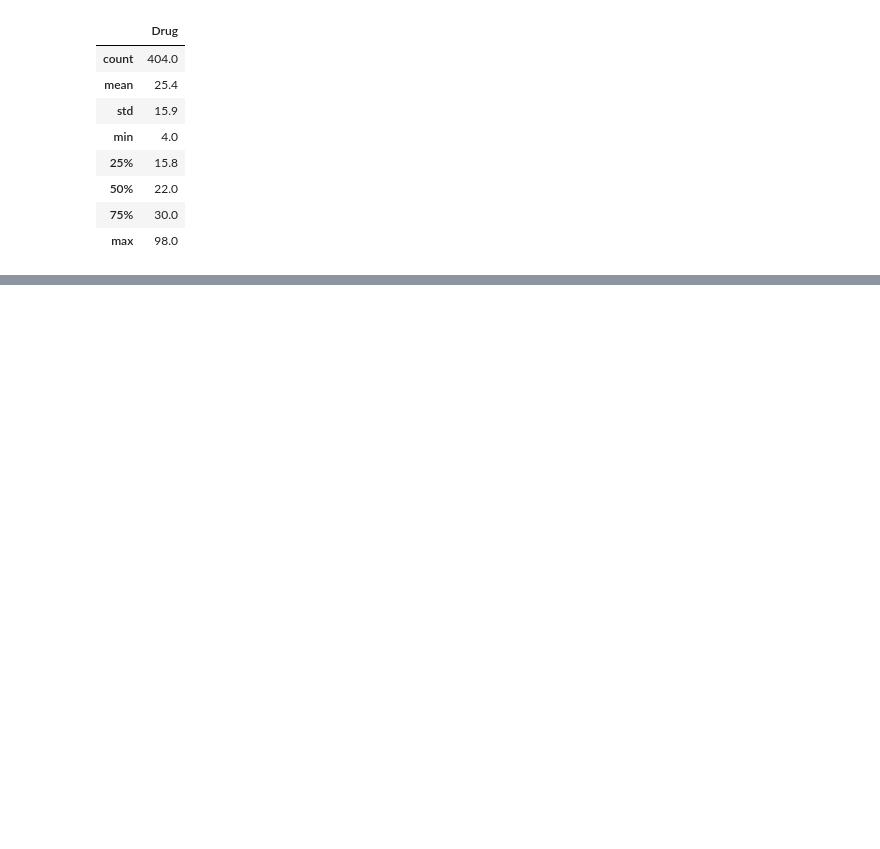
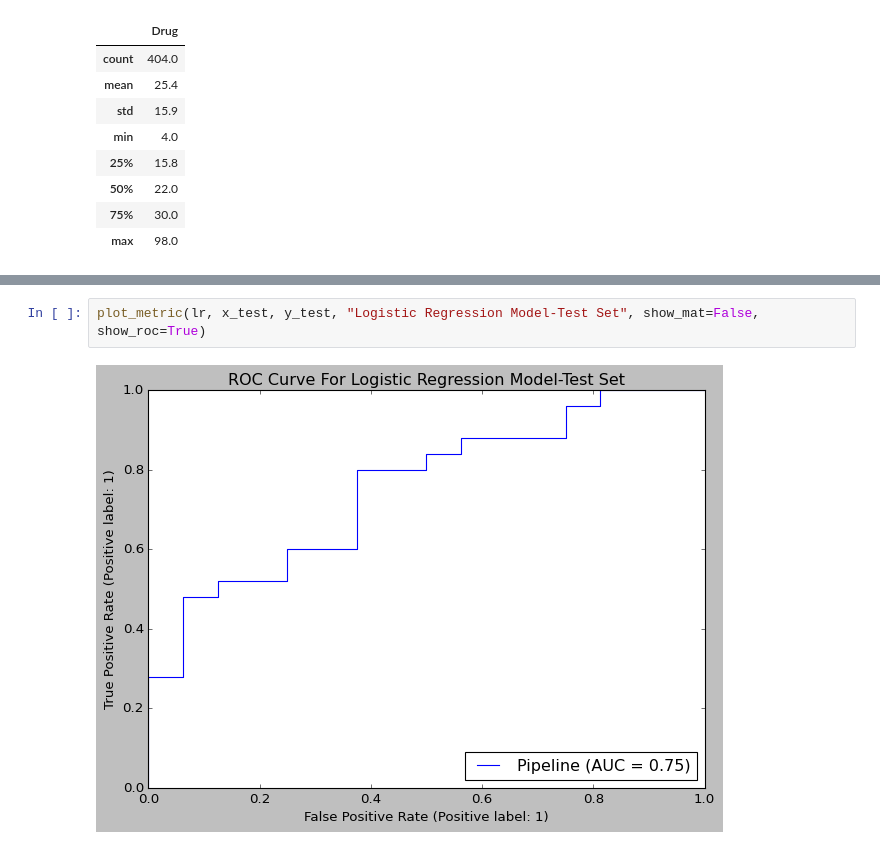
Before and after one commit to OmarAI2003/outreachy-contributions, a Jupyter notebook: notebooks/Data_preparation.ipynb, the cells around one changed output, grey strips where cells are left out. Drawn from its saved outputs; the diff is of its cells as text; blank space fills up the shorter version.

```diff
--- a/notebooks/Data_preparation.ipynb
+++ b/notebooks/Data_preparation.ipynb
@@ -171,0 +437,4 @@ plt.show()
+# %%
+plot_metric(lr, x_test, y_test, "Logistic Regression Model-Test Set", show_mat=False, show_roc=True)
+# %% [output]
+[figure, added]
```
Also changed, not shown: parts of 55 cells of this notebook.
